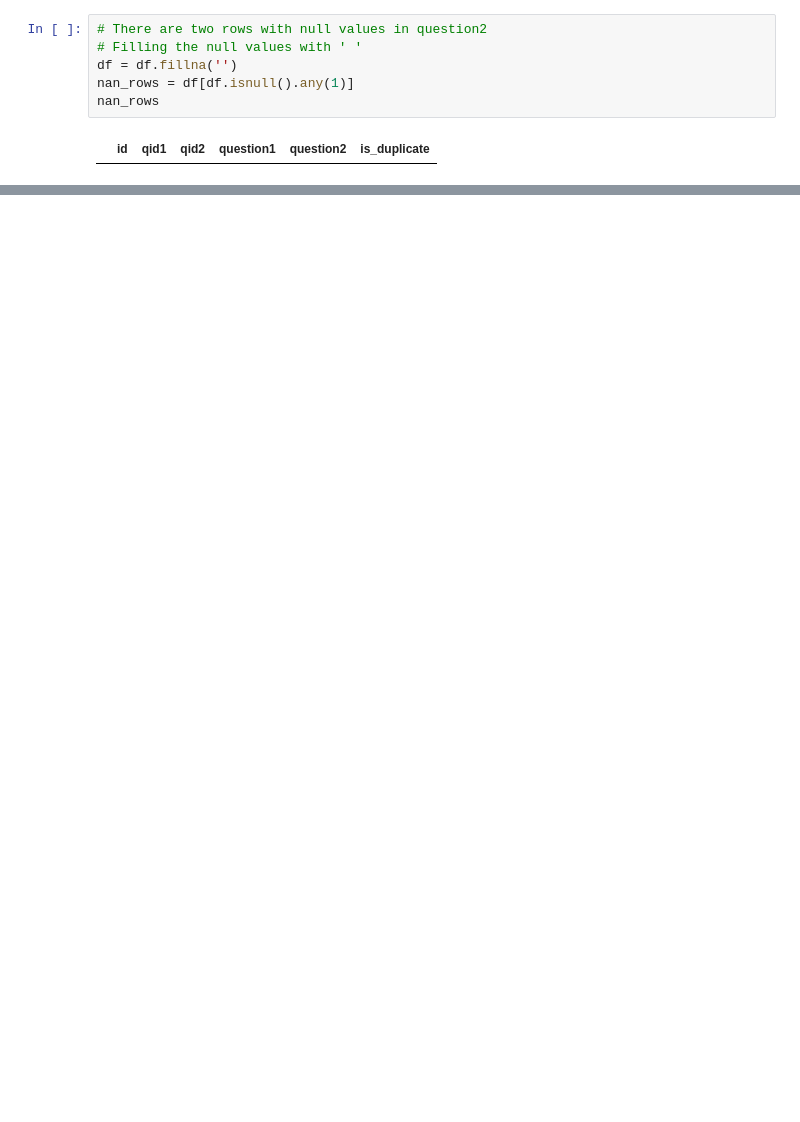
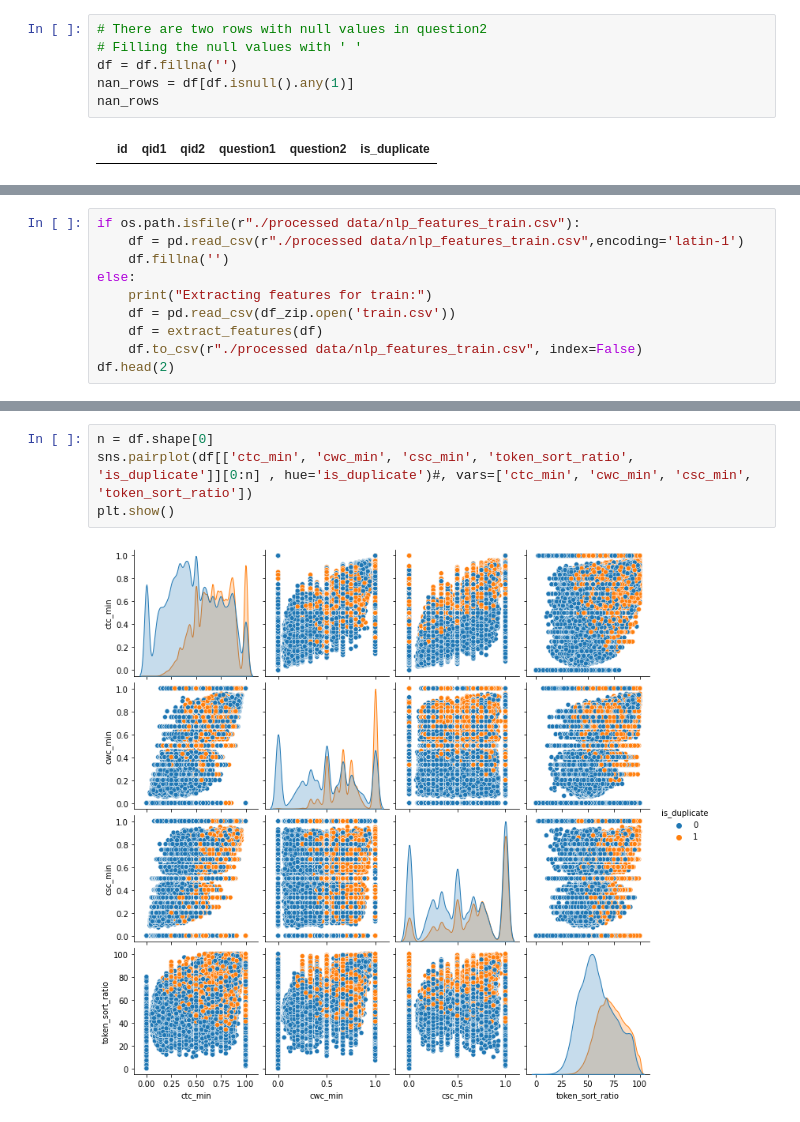
Before and after one commit to zub3rrr/Quora-Question-Pairs-Similarity, a Jupyter notebook: Basic EDA , Feature Extraction & Text Preprocessing .ipynb, the cells around one changed output, grey strips where cells are left out. Drawn from its saved outputs; the diff is of its cells as text; blank space fills up the shorter version.

```diff
--- a/Basic EDA , Feature Extraction & Text Preprocessing .ipynb
+++ b/Basic EDA , Feature Extraction & Text Preprocessing .ipynb
@@ -277,0 +439,10 @@ plt.show();
+# %%
+if os.path.isfile(r"./processed data/nlp_features_train.csv"):
+    df = pd.read_csv(r"./processed data/nlp_features_train.csv",encoding='latin-1')
+    df.fillna('')
+else:
+    print("Extracting features for train:")
+    df = pd.read_csv(df_zip.open('train.csv'))
+    df = extract_features(df)
+    df.to_csv(r"./processed data/nlp_features_train.csv", index=False)
+df.head(2)
@@ -277,0 +515,6 @@ plt.show();
+# %%
+n = df.shape[0]
+sns.pairplot(df[['ctc_min', 'cwc_min', 'csc_min', 'token_sort_ratio', 'is_duplicate']][0:n] , hue='is_duplicate')#, vars=['ctc_min', 'cwc_min', 'csc_min', 'token_sort_ratio'])
+plt.show()
+# %% [output]
+[figure, added]
```
Also changed, not shown: parts of 30 cells of this notebook.
